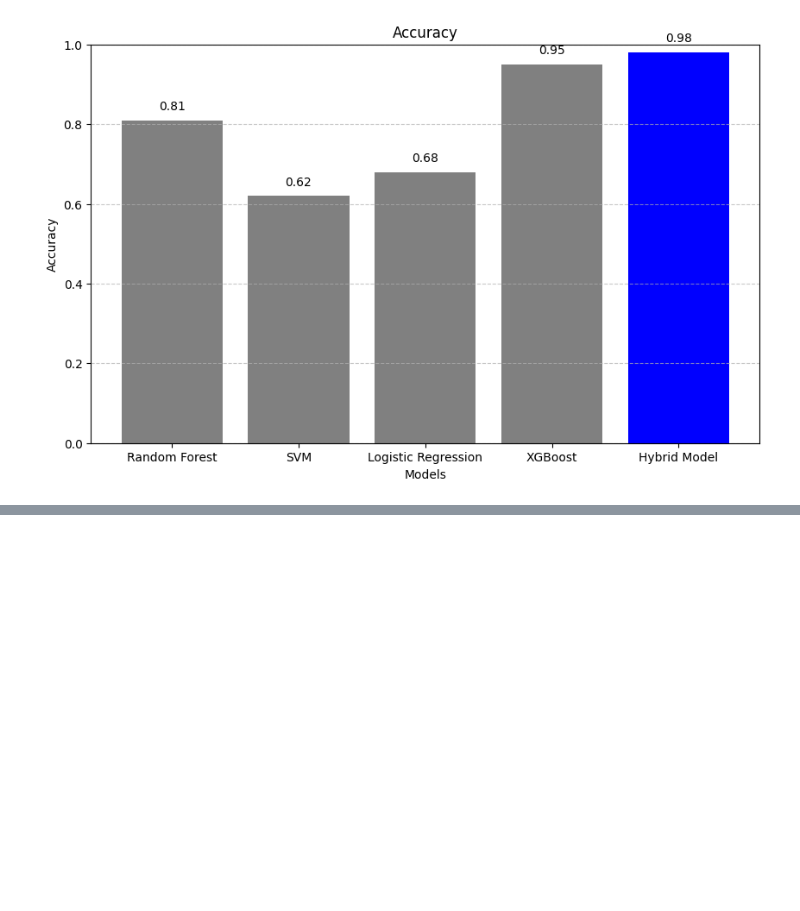
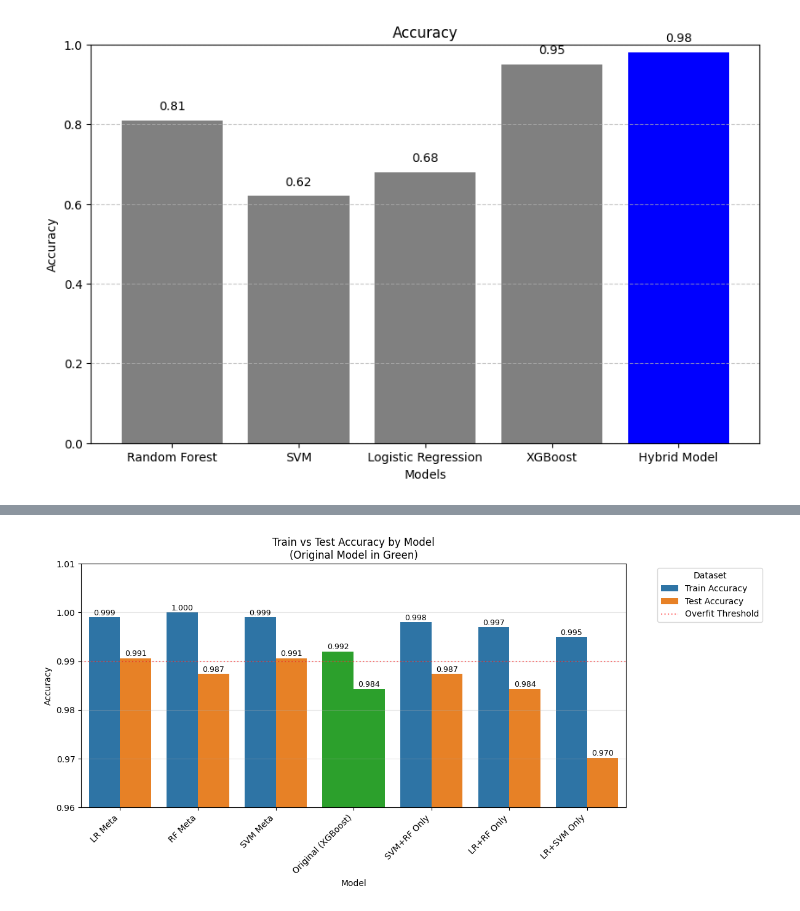
Before and after one commit to RiShiKaRoRa22/PBL, a Jupyter notebook: cardiacdetecion.ipynb, the cells around one changed output, grey strips where cells are left out. Cells and saved outputs as stored; diff of their text form; code cells hidden in the pictures; blank space fills up the shorter version.

```diff
--- a/cardiacdetecion.ipynb
+++ b/cardiacdetecion.ipynb
@@ -4338,0 +5669,64 @@ plt.show()
+# %%
+import pandas as pd
+import matplotlib.pyplot as plt
+import seaborn as sns
+
+# Prepare data
+data = {
+    'Model': ['LR Meta', 'RF Meta', 'SVM Meta', 'Original (XGBoost)',
+              'SVM+RF Only', 'LR+RF Only', 'LR+SVM Only'],
+    'Train Accuracy': [0.999, 1.000, 0.999, 0.992, 0.998, 0.997, 0.995],
+    'Test Accuracy': [0.9906, 0.9874, 0.9906, 0.9843, 0.9874, 0.9843, 0.9702]
+}
+df = pd.DataFrame(data)
+
+# Melt for seaborn
+df_melted = df.melt(id_vars='Model', var_name='Type', value_name='Accuracy')
+
+# Create plot
+plt.figure(figsize=(12, 6))
+
+# Define custom palette
+palette = {'Train Accuracy': '#1f77b4', 'Test Accuracy': '#ff7f0e'}
+
+# Plot with correct palette handling
+ax = sns.barplot(
+    data=df_melted,
+    x='Model',
+    y='Accuracy',
+    hue='Type',
+    palette=palette,
+    saturation=0.8
+)
+
+# Highlight original model bars
+for i, bar in enumerate(ax.patches):
+    model_idx = i % len(df['Model'])  # Get model index (0-6)
+    if df['Model'][model_idx] == 'Original (XGBoost)':
+        bar.set_facecolor('#2ca02c')  # Green for original model
+
+# Customize
+plt.axhline(y=0.99, color='red', linestyle=':', alpha=0.5, label='Overfit Threshold')
+plt.title('Train vs Test Accuracy by Model\n(Original Model in Green)')
+plt.ylabel('Accuracy')
+plt.ylim(0.96, 1.01)
+plt.legend(title='Dataset', bbox_to_anchor=(1.05, 1), loc='upper left')
+
+# Add value labels
+for p in ax.patches:
+    ax.annotate(
+        f"{p.get_height():.3f}",
+        (p.get_x() + p.get_width() / 2., p.get_height()),
+        ha='center',
+        va='center',
+        xytext=(0, 5),
+        textcoords='offset points',
+        fontsize=9
+    )
+
+plt.xticks(rotation=45, ha='right')
+plt.grid(axis='y', alpha=0.3)
+plt.tight_layout()
+plt.show()
+# %% [output]
+[figure, added]
```
Also changed, not shown: parts of 12 cells of this notebook.
